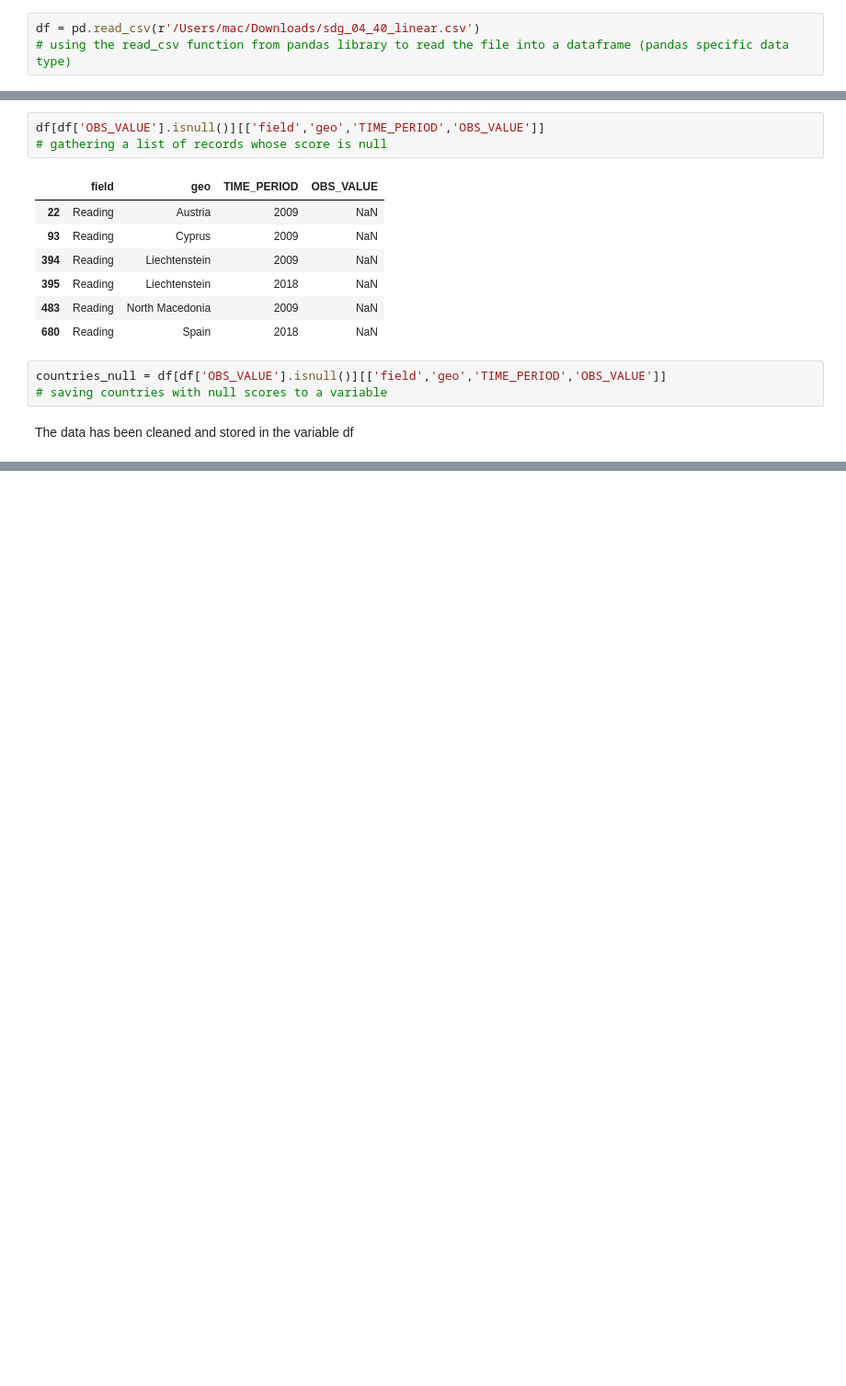
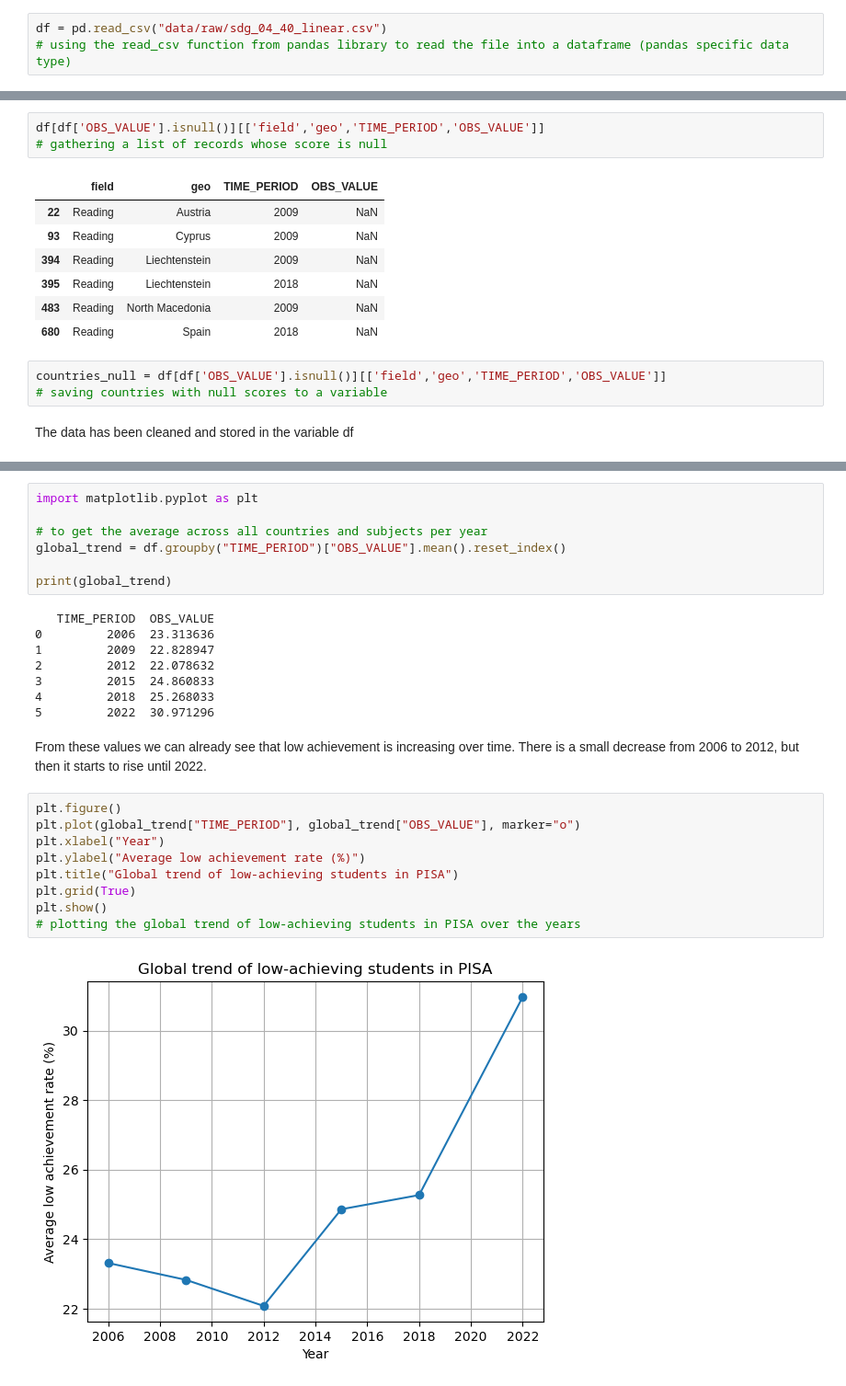
Before and after one commit to whatamIevendoing-213/PISAProject, a Jupyter notebook: shared_notebook.ipynb, the cells around one changed output, grey strips where cells are left out. Shown at 92% size. Drawn from its saved outputs; the diff is of its cells as text; blank space fills up the shorter version.

Commit message:
Plots and tables done to answer RQ1 and partially RQ2

```diff
--- a/shared_notebook.ipynb
+++ b/shared_notebook.ipynb
@@ -14,7 +14,7 @@ Yes I can!
 import pandas as pd
 # importing the pandas library for data cleaning and using pd as an alias
 # %%
-df = pd.read_csv(r'/Users/mac/Downloads/sdg_04_40_linear.csv')
+df = pd.read_csv("data/raw/sdg_04_40_linear.csv")
 # using the read_csv function from pandas library to read the file into a dataframe (pandas specific data type)
 # %%
 #df.columns
@@ -78,0 +109,28 @@ The data has been cleaned and stored in the variable df
+# %%
+import matplotlib.pyplot as plt
+
+# to get the average across all countries and subjects per year
+global_trend = df.groupby("TIME_PERIOD")["OBS_VALUE"].mean().reset_index()
+
+print(global_trend)
+# %% [output]
+   TIME_PERIOD  OBS_VALUE
+0         2006  23.313636
+1         2009  22.828947
+2         2012  22.078632
+3         2015  24.860833
+4         2018  25.268033
+5         2022  30.971296
+# %% [markdown]
+From these values we can already see that low achievement is increasing over time. There is a small decrease from 2006 to 2012, but then it starts to rise until 2022.
+# %%
+plt.figure()
+plt.plot(global_trend["TIME_PERIOD"], global_trend["OBS_VALUE"], marker="o")
+plt.xlabel("Year")
+plt.ylabel("Average low achievement rate (%)")
+plt.title("Global trend of low-achieving students in PISA")
+plt.grid(True)
+plt.show()
+# plotting the global trend of low-achieving students in PISA over the years
+# %% [output]
+[figure, added]
```
Also changed, not shown: parts of 15 cells of this notebook.
